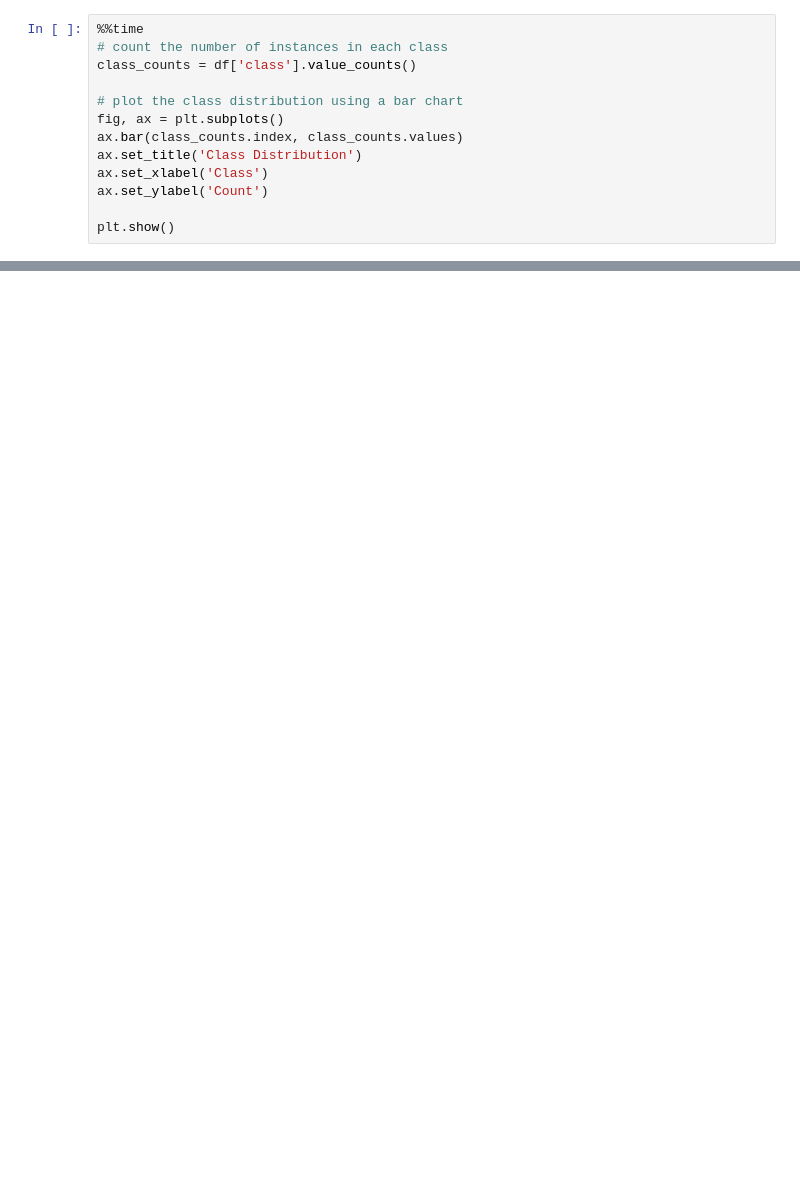
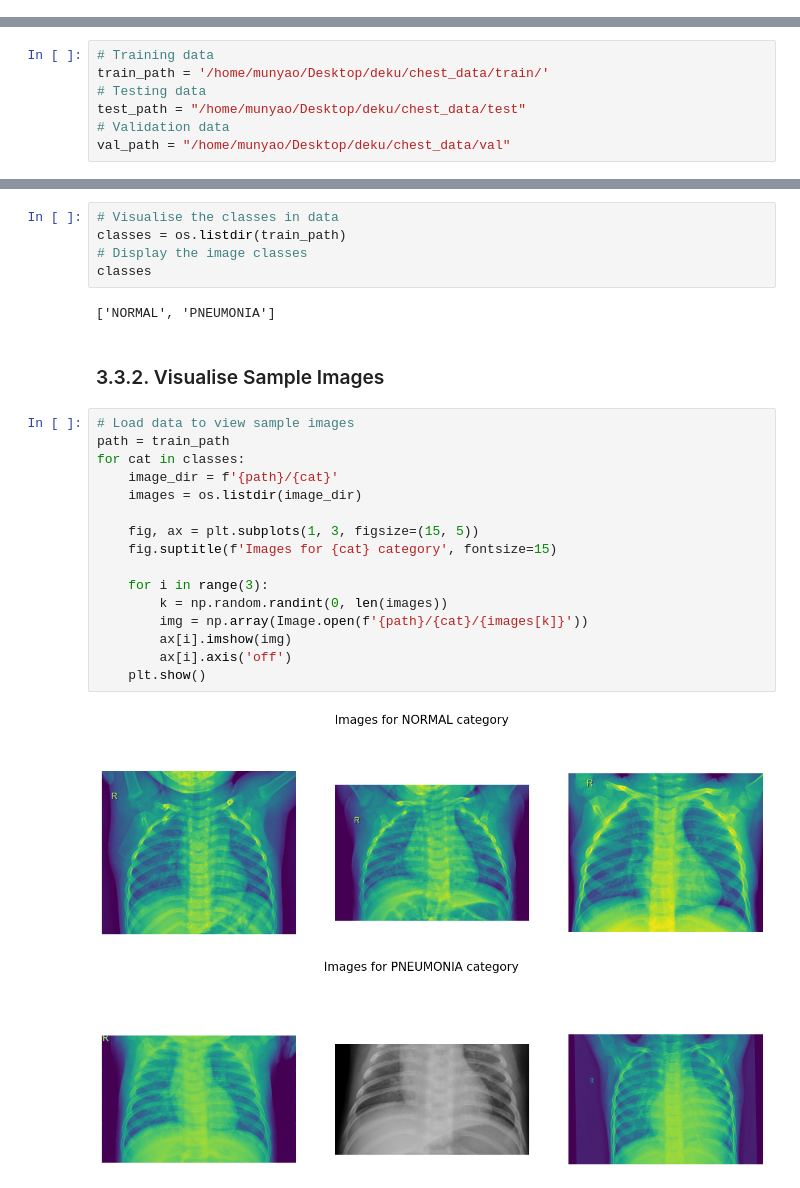
Before and after one commit to BrianKip035/-Image-Classification-with-Deep-Learning, a Jupyter notebook: notebook.ipynb, the cells around one changed output, grey strips where cells are left out. Saved outputs shown, nothing was run; the diff lists cells and outputs as text; blank space fills up the shorter version.

```diff
--- a/notebook.ipynb
+++ b/notebook.ipynb
@@ -194,13 +0,0 @@ Wall time: 909 ms
-# %%
-%%time
-# count the number of instances in each class
-class_counts = df['class'].value_counts()
-
-# plot the class distribution using a bar chart
-fig, ax = plt.subplots()
-ax.bar(class_counts.index, class_counts.values)
-ax.set_title('Class Distribution')
-ax.set_xlabel('Class')
-ax.set_ylabel('Count')
-
-plt.show()
@@ -253,0 +52,7 @@ error: OpenCV(4.6.0) /croot/opencv-suite_1676452025216/work/modules/imgproc/src/
+# %%
+# Training data
+train_path = '/home/munyao/Desktop/deku/chest_data/train/'
+# Testing data
+test_path = "/home/munyao/Desktop/deku/chest_data/test"
+# Validation data
+val_path = "/home/munyao/Desktop/deku/chest_data/val"
@@ -253,0 +91,28 @@ error: OpenCV(4.6.0) /croot/opencv-suite_1676452025216/work/modules/imgproc/src/
+# %%
+# Visualise the classes in data
+classes = os.listdir(train_path)
+# Display the image classes
+classes
+# %% [output]
+['NORMAL', 'PNEUMONIA']
+# %% [markdown]
+### 3.3.2. Visualise Sample Images
+# %%
+# Load data to view sample images
+path = train_path
+for cat in classes:
+    image_dir = f'{path}/{cat}'
+    images = os.listdir(image_dir)
+
+    fig, ax = plt.subplots(1, 3, figsize=(15, 5))
+    fig.suptitle(f'Images for {cat} category', fontsize=15)
+
+    for i in range(3):
+        k = np.random.randint(0, len(images))
+        img = np.array(Image.open(f'{path}/{cat}/{images[k]}'))
+        ax[i].imshow(img)
+        ax[i].axis('off')
+    plt.show()
+# %% [output]
+[figure, added]
+[figure, added]
```
Also changed, not shown: parts of 54 cells of this notebook, 2 other files.
